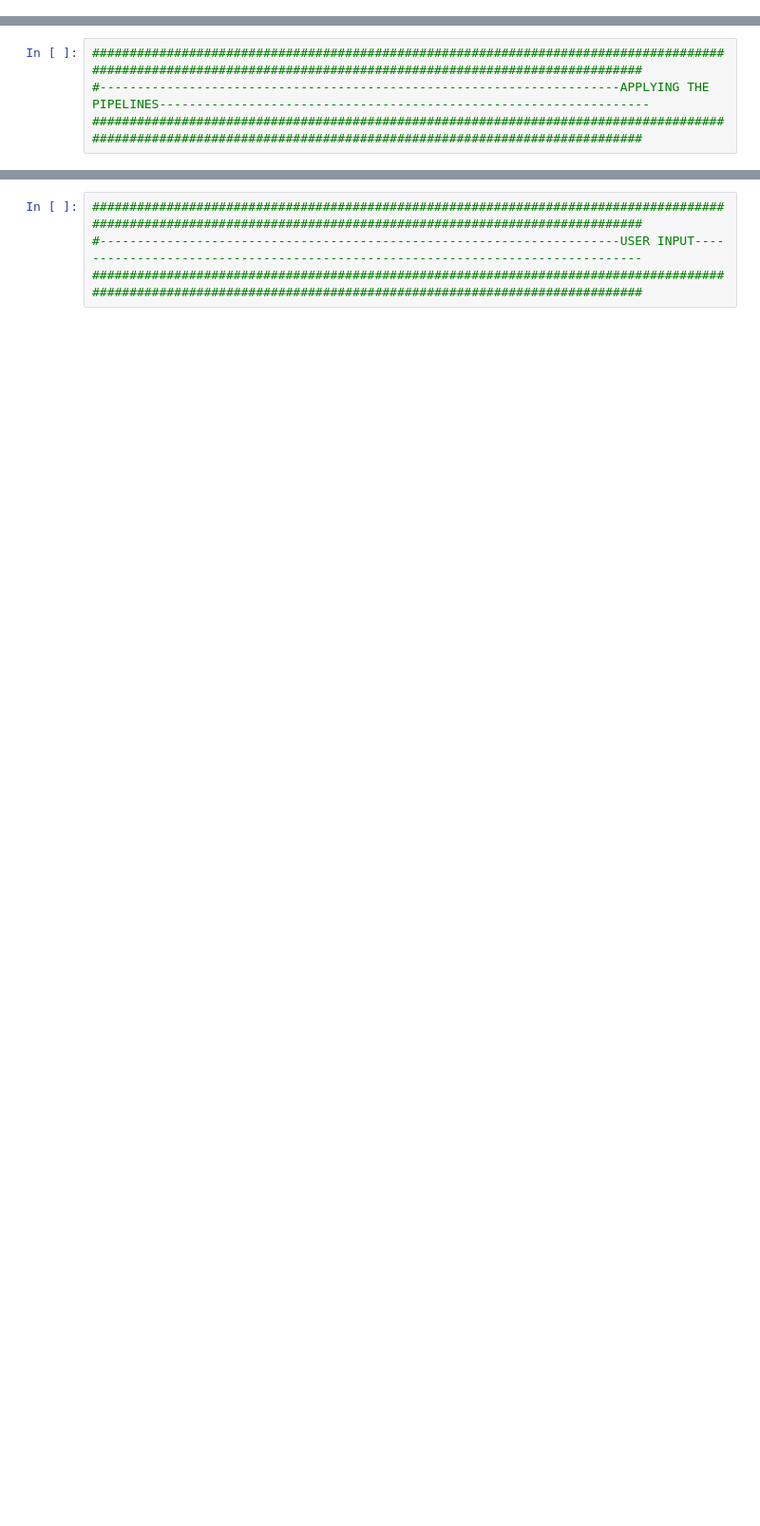
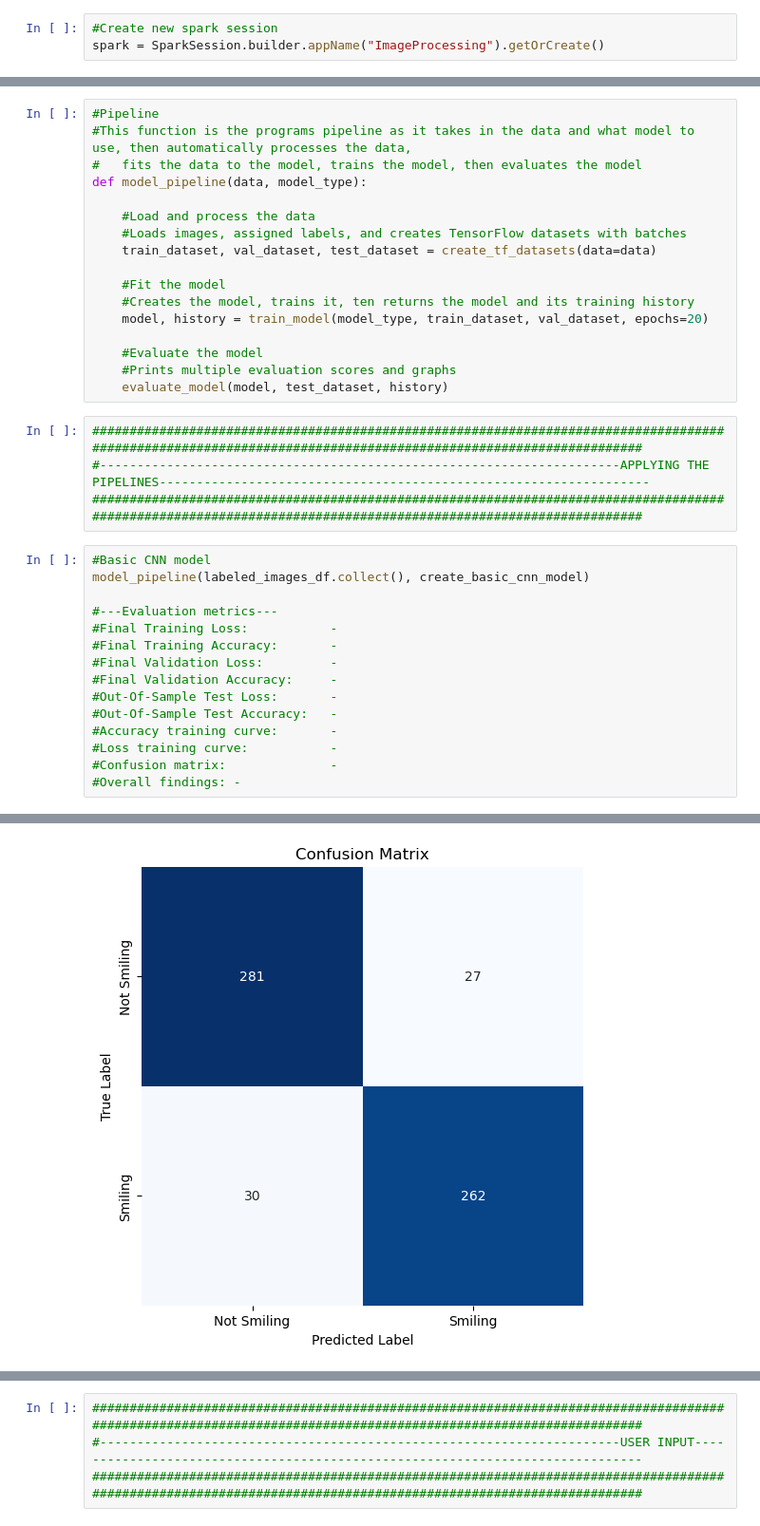
Before and after one commit to JPolakow/Image_Classification_With_TensorFlow, a Jupyter notebook: JonathanPolakow_ST10081881_PDAN8412_POE.ipynb, the cells around one changed output, grey strips where cells are left out. Shown: that part at 95% size. Saved outputs shown, nothing was run; the diff lists cells and outputs as text; blank space fills up the shorter version.

Commit message:
Added and tested model pipeline

```diff
--- a/JonathanPolakow_ST10081881_PDAN8412_POE.ipynb
+++ b/JonathanPolakow_ST10081881_PDAN8412_POE.ipynb
@@ -47,3 +42,6 @@ spark = SparkSession.builder \
+# %%
+#Create new spark session
+spark = SparkSession.builder.appName("ImageProcessing").getOrCreate()
 # %%
 ###############################################################################################################################################################
 #----------------------------------------------------------------------DATA LOADING & PREPROCESSING------------------------------------------------------------
@@ -177,4 +408,37 @@ plt.show()
+# %%
+#Pipeline
+#This function is the programs pipeline as it takes in the data and what model to use, then automatically processes the data,
+#   fits the data to the model, trains the model, then evaluates the model
+def model_pipeline(data, model_type):
+
+    #Load and process the data
+    #Loads images, assigned labels, and creates TensorFlow datasets with batches
+    train_dataset, val_dataset, test_dataset = create_tf_datasets(data=data)
+
+    #Fit the model
+    #Creates the model, trains it, ten returns the model and its training history
+    model, history = train_model(model_type, train_dataset, val_dataset, epochs=20)
+
+    #Evaluate the model
+    #Prints multiple evaluation scores and graphs
+    evaluate_model(model, test_dataset, history)
 # %%
 ###############################################################################################################################################################
 #----------------------------------------------------------------------APPLYING THE PIPELINES------------------------------------------------------------------
 ###############################################################################################################################################################
+# %%
+#Basic CNN model
+model_pipeline(labeled_images_df.collect(), create_basic_cnn_model)
+
+#---Evaluation metrics---
+#Final Training Loss:           -
+#Final Training Accuracy:       -
+#Final Validation Loss:         -
+#Final Validation Accuracy:     -
+#Out-Of-Sample Test Loss:       -
+#Out-Of-Sample Test Accuracy:   -
+#Accuracy training curve:       -
+#Loss training curve:           -
+#Confusion matrix:              -
+#Overall findings: -
+# %% [output]
@@ -180,0 +464 @@ plt.show()
+[figure, added]
```
Also changed, not shown: parts of 11 cells of this notebook.
